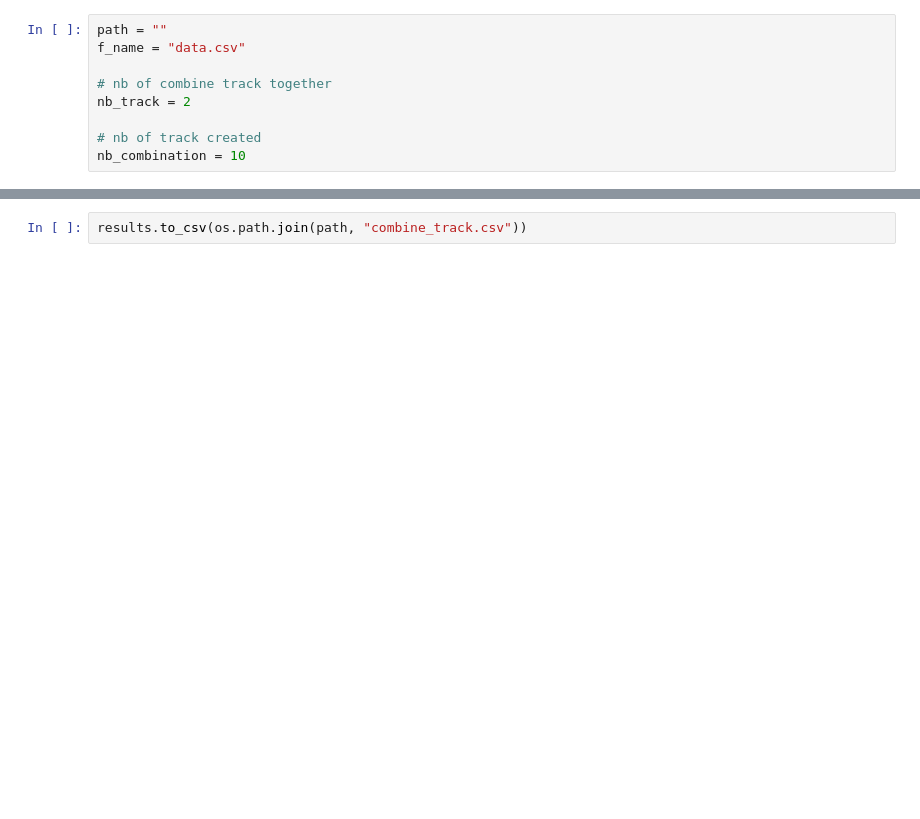
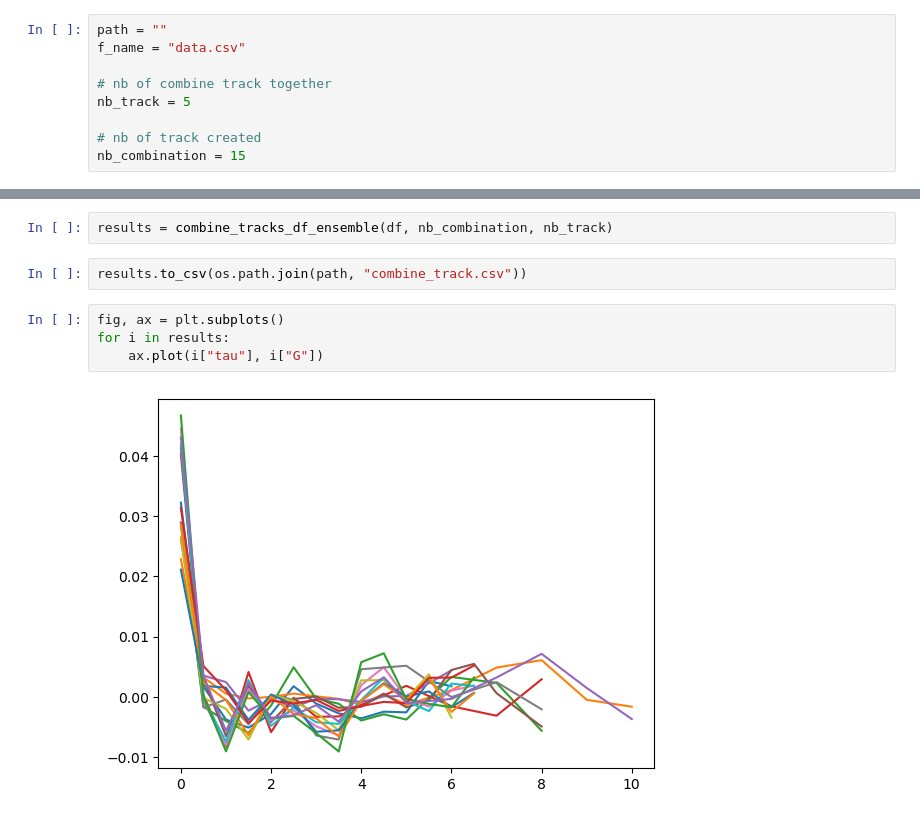
Before and after one commit to sophietheis/KineticAnalysis, a Jupyter notebook: notebook/05-Combine_autocorrelation.ipynb, the cells around one changed output, grey strips where cells are left out. Cells and saved outputs as stored; diff of their text form; blank space fills up the shorter version.

```diff
--- a/notebook/05-Combine_autocorrelation.ipynb
+++ b/notebook/05-Combine_autocorrelation.ipynb
@@ -14,13 +16,21 @@ path = ""
 f_name = "data.csv"
 
 # nb of combine track together
-nb_track = 2
+nb_track = 5
 
 # nb of track created
-nb_combination = 10
+nb_combination = 15
 # %% [markdown]
 # Combine tracks
 # %%
 df = pd.read_csv(os.path.join(path, f_name))
+# %%
+results = combine_tracks_df_ensemble(df, nb_combination, nb_track)
 # %%
 results.to_csv(os.path.join(path, "combine_track.csv"))
+# %%
+fig, ax = plt.subplots()
+for i in results:
+    ax.plot(i["tau"], i["G"])
+# %% [output]
+[figure, added]
```
Also changed, not shown: parts of 1 cell of this notebook, 4 other files.
